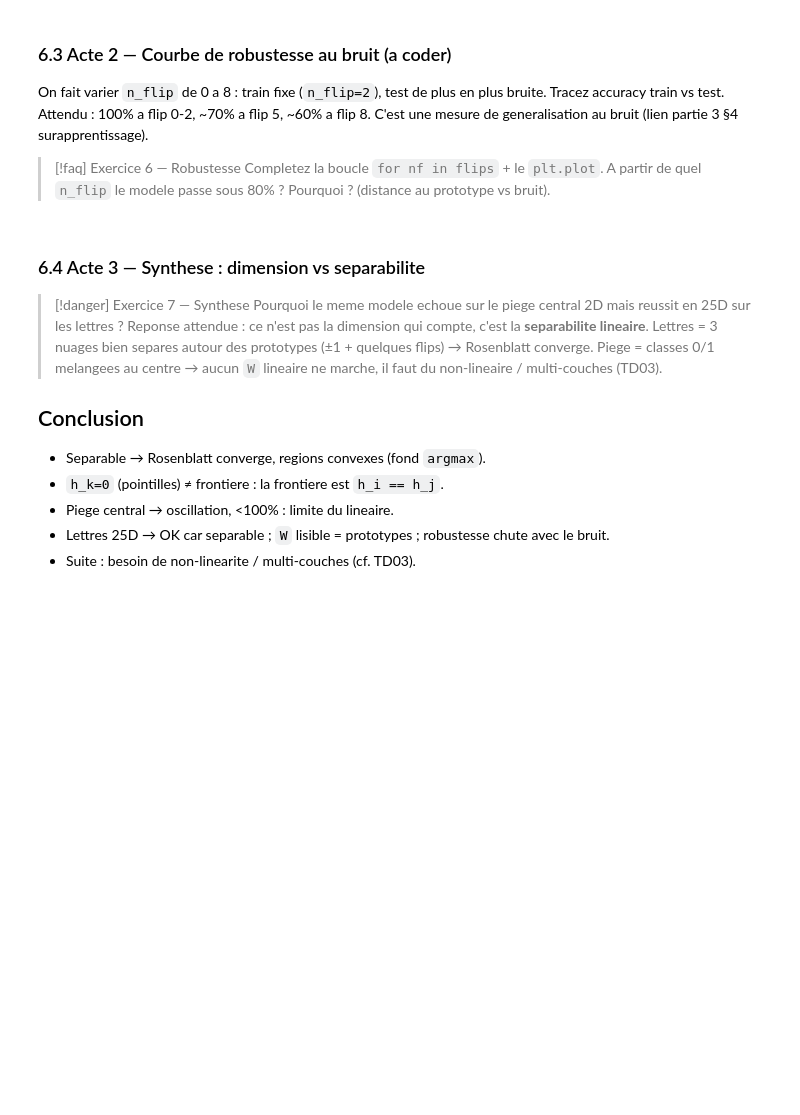
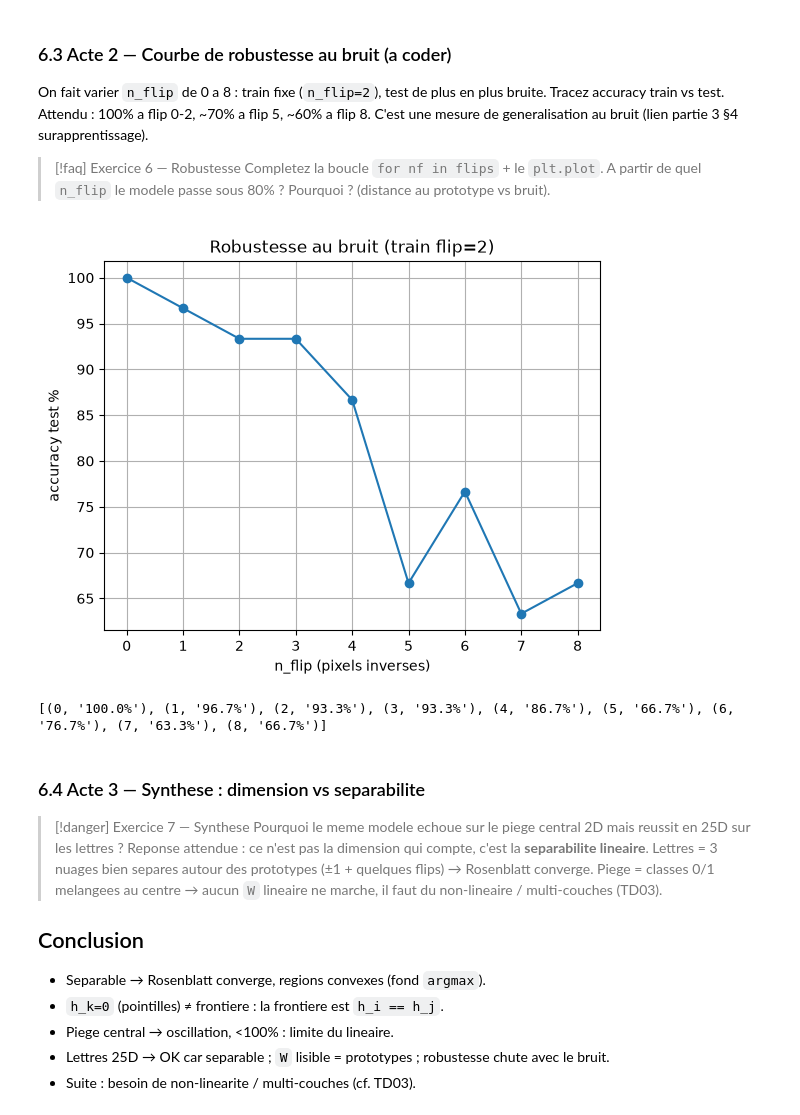
Before and after one commit to sapristi/cours_ml, a Jupyter notebook: td_02_mono_couche/mono_couche.ipynb, the cells around one changed output. Saved outputs shown, nothing was run; the diff lists cells and outputs as text; code cells hidden in the pictures; blank space fills up the shorter version.

```diff
--- a/td_02_mono_couche/mono_couche.ipynb
+++ b/td_02_mono_couche/mono_couche.ipynb
@@ -176,7 +259,24 @@ Attendu : 100% a flip 0-2, ~70% a flip 5, ~60% a flip 8. C'est une mesure de gen
 > [!faq] Exercice 6 — Robustesse
 > Completez la boucle `for nf in flips` + le `plt.plot`. A partir de quel `n_flip` le modele passe sous 80% ? Pourquoi ? (distance au prototype vs bruit).
 # %%
-# TODO
+# SKIP
+flips = list(range(0, 9))
+accs = []
+for nf in flips:
+    Xt, yt = gen_lettres(n_per=10, n_flip=nf, seed=100+nf)
+    pt = np.array([c_let.predict(x) for x in Xt])
+    accs.append((pt==yt).mean()*100)
+fig, ax = plt.subplots()
+ax.plot(flips, accs, marker='o')
+ax.set_xlabel("n_flip (pixels inverses)")
+ax.set_ylabel("accuracy test %")
+ax.set_title("Robustesse au bruit (train flip=2)")
+ax.grid(True)
+plt.show()
+print(list(zip(flips, [f'{a:.1f}%' for a in accs])))
+# %% [output]
+[figure, added]
+[(0, '100.0%'), (1, '96.7%'), (2, '93.3%'), (3, '93.3%'), (4, '86.7%'), (5, '66.7%'), (6, '76.7%'), (7, '63.3%'), (8, '66.7%')]
 # %% [markdown]
 ### 6.4 Acte 3 — Synthese : dimension vs separabilite
 
```
Also changed, not shown: parts of 25 cells of this notebook, 22 other files.
